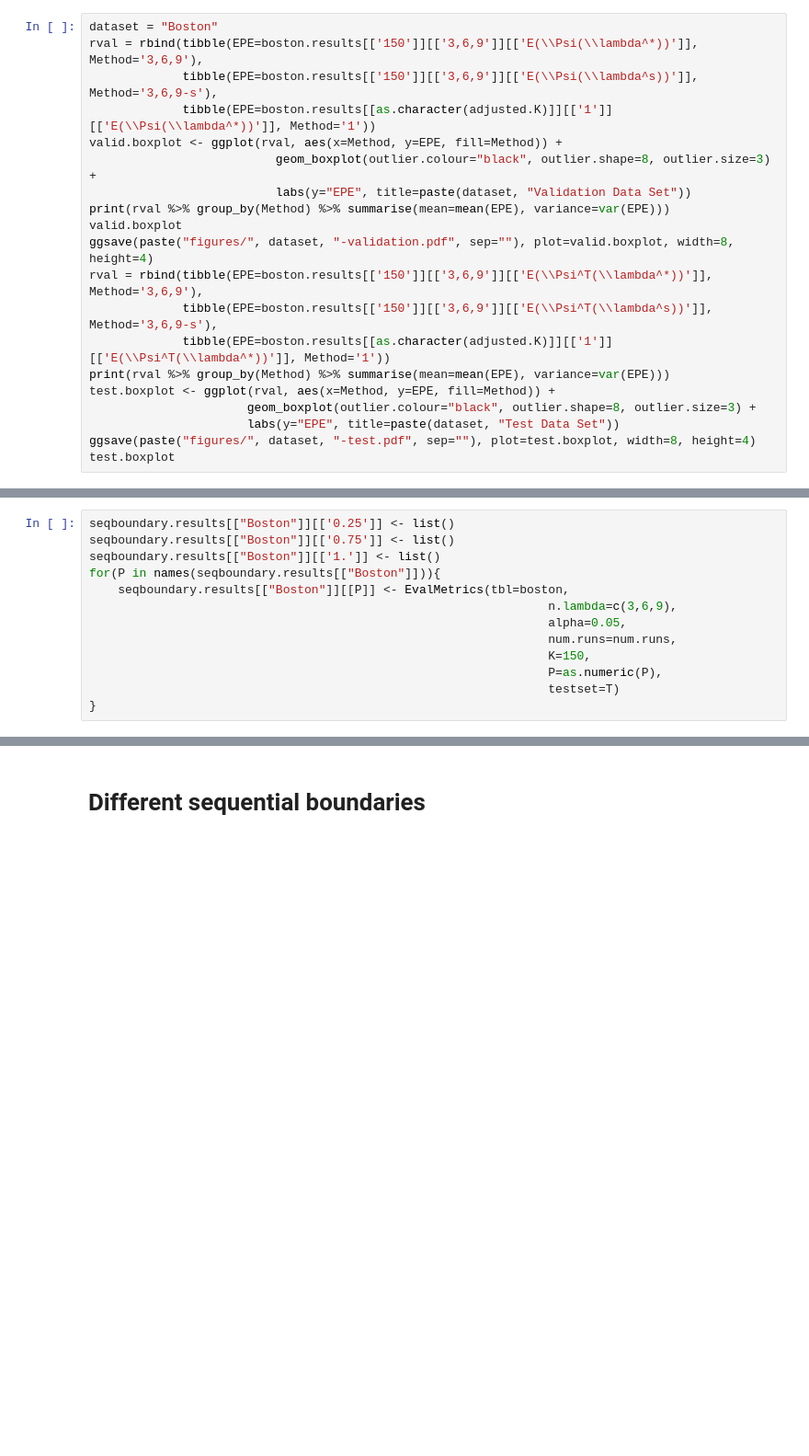
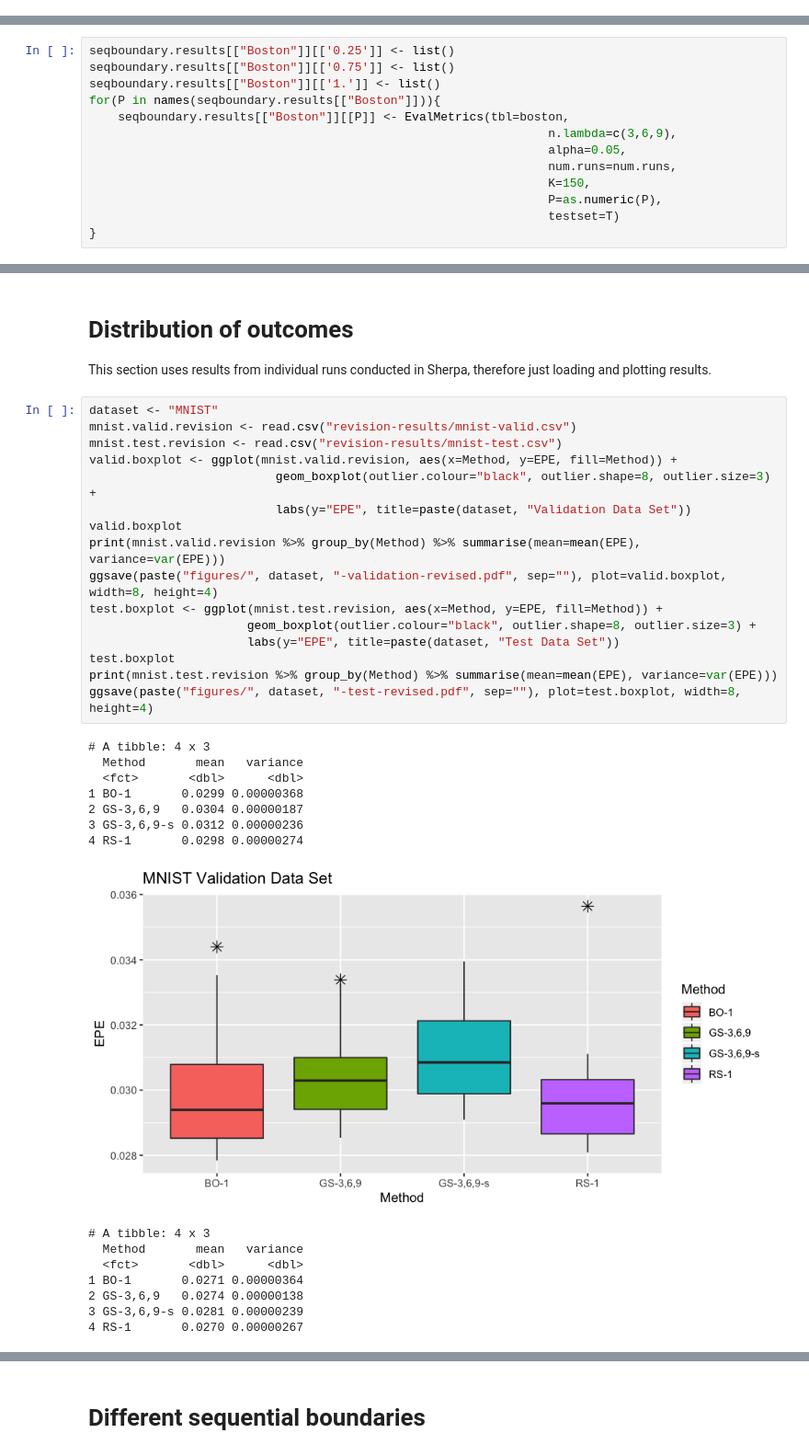
Before and after one commit to LarsHH/reproducible-hyperparameter-optimization-jcgs-2019, a Jupyter notebook: evaluation.ipynb, the cells around one changed output, grey strips where cells are left out. Shown at 92% size. Saved outputs shown, nothing was run; the diff lists cells and outputs as text; blank space fills up the shorter version.

Commit message:
checkout evaluation/merge-datasets

```diff
--- a/evaluation.ipynb
+++ b/evaluation.ipynb
@@ -974,20 +934,0 @@ if (adjusted.K > length(unique(boston$Lambda))){
-# %%
-dataset = "Boston"
-rval = rbind(tibble(EPE=boston.results[['150']][['3,6,9']][['E(\\Psi(\\lambda^*))']], Method='3,6,9'),
-             tibble(EPE=boston.results[['150']][['3,6,9']][['E(\\Psi(\\lambda^s))']], Method='3,6,9-s'),
-             tibble(EPE=boston.results[[as.character(adjusted.K)]][['1']][['E(\\Psi(\\lambda^*))']], Method='1'))
-valid.boxplot <- ggplot(rval, aes(x=Method, y=EPE, fill=Method)) +
-                          geom_boxplot(outlier.colour="black", outlier.shape=8, outlier.size=3) +
-                          labs(y="EPE", title=paste(dataset, "Validation Data Set"))
-print(rval %>% group_by(Method) %>% summarise(mean=mean(EPE), variance=var(EPE)))
-valid.boxplot
-ggsave(paste("figures/", dataset, "-validation.pdf", sep=""), plot=valid.boxplot, width=8, height=4)
-rval = rbind(tibble(EPE=boston.results[['150']][['3,6,9']][['E(\\Psi^T(\\lambda^*))']], Method='3,6,9'),
-             tibble(EPE=boston.results[['150']][['3,6,9']][['E(\\Psi^T(\\lambda^s))']], Method='3,6,9-s'),
-             tibble(EPE=boston.results[[as.character(adjusted.K)]][['1']][['E(\\Psi^T(\\lambda^*))']], Method='1'))
-print(rval %>% group_by(Method) %>% summarise(mean=mean(EPE), variance=var(EPE)))
-test.boxplot <- ggplot(rval, aes(x=Method, y=EPE, fill=Method)) +
-                      geom_boxplot(outlier.colour="black", outlier.shape=8, outlier.size=3) +
-                      labs(y="EPE", title=paste(dataset, "Test Data Set"))
-ggsave(paste("figures/", dataset, "-test.pdf", sep=""), plot=test.boxplot, width=8, height=4)
-test.boxplot
@@ -1041,0 +1038,35 @@ for(P in names(seqboundary.results[["Boston"]])){
+# %% [markdown]
+# Distribution of outcomes
+This section uses results from individual runs conducted in Sherpa, therefore just loading and plotting results.
+# %%
+dataset <- "MNIST"
+mnist.valid.revision <- read.csv("revision-results/mnist-valid.csv")
+mnist.test.revision <- read.csv("revision-results/mnist-test.csv")
+valid.boxplot <- ggplot(mnist.valid.revision, aes(x=Method, y=EPE, fill=Method)) +
+                          geom_boxplot(outlier.colour="black", outlier.shape=8, outlier.size=3) +
+                          labs(y="EPE", title=paste(dataset, "Validation Data Set"))
+valid.boxplot
+print(mnist.valid.revision %>% group_by(Method) %>% summarise(mean=mean(EPE), variance=var(EPE)))
+ggsave(paste("figures/", dataset, "-validation-revised.pdf", sep=""), plot=valid.boxplot, width=8, height=4)
+test.boxplot <- ggplot(mnist.test.revision, aes(x=Method, y=EPE, fill=Method)) +
+                      geom_boxplot(outlier.colour="black", outlier.shape=8, outlier.size=3) +
+                      labs(y="EPE", title=paste(dataset, "Test Data Set"))
+test.boxplot
+print(mnist.test.revision %>% group_by(Method) %>% summarise(mean=mean(EPE), variance=var(EPE)))
+ggsave(paste("figures/", dataset, "-test-revised.pdf", sep=""), plot=test.boxplot, width=8, height=4)
+# %% [output]
+# A tibble: 4 x 3
+  Method       mean   variance
+  <fct>       <dbl>      <dbl>
+1 BO-1       0.0299 0.00000368
+2 GS-3,6,9   0.0304 0.00000187
+3 GS-3,6,9-s 0.0312 0.00000236
+4 RS-1       0.0298 0.00000274
+[figure, added]
+# A tibble: 4 x 3
+  Method       mean   variance
+  <fct>       <dbl>      <dbl>
+1 BO-1       0.0271 0.00000364
+2 GS-3,6,9   0.0274 0.00000138
+3 GS-3,6,9-s 0.0281 0.00000239
+4 RS-1       0.0270 0.00000267
```
Also changed, not shown: parts of 55 cells of this notebook, 1 other file.
